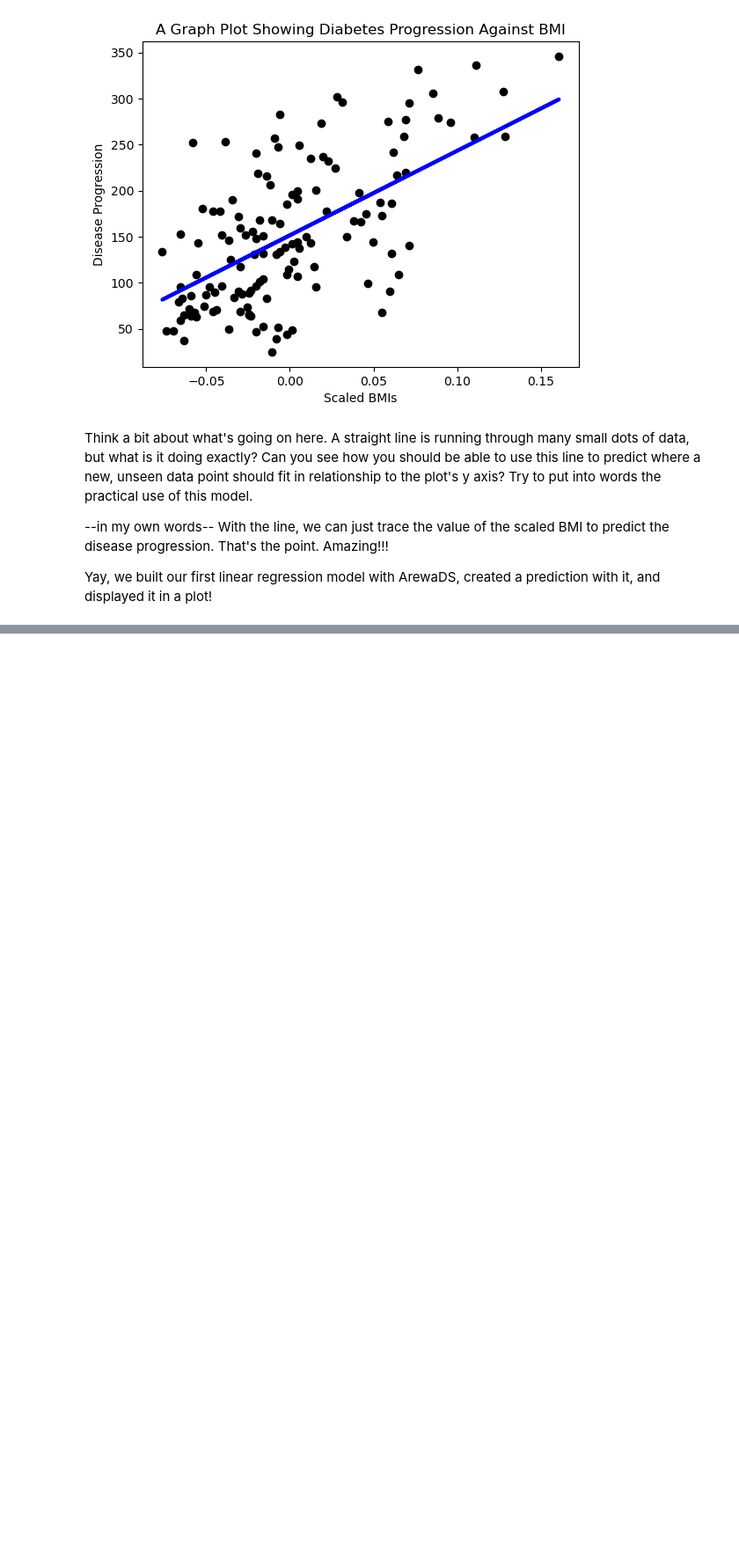
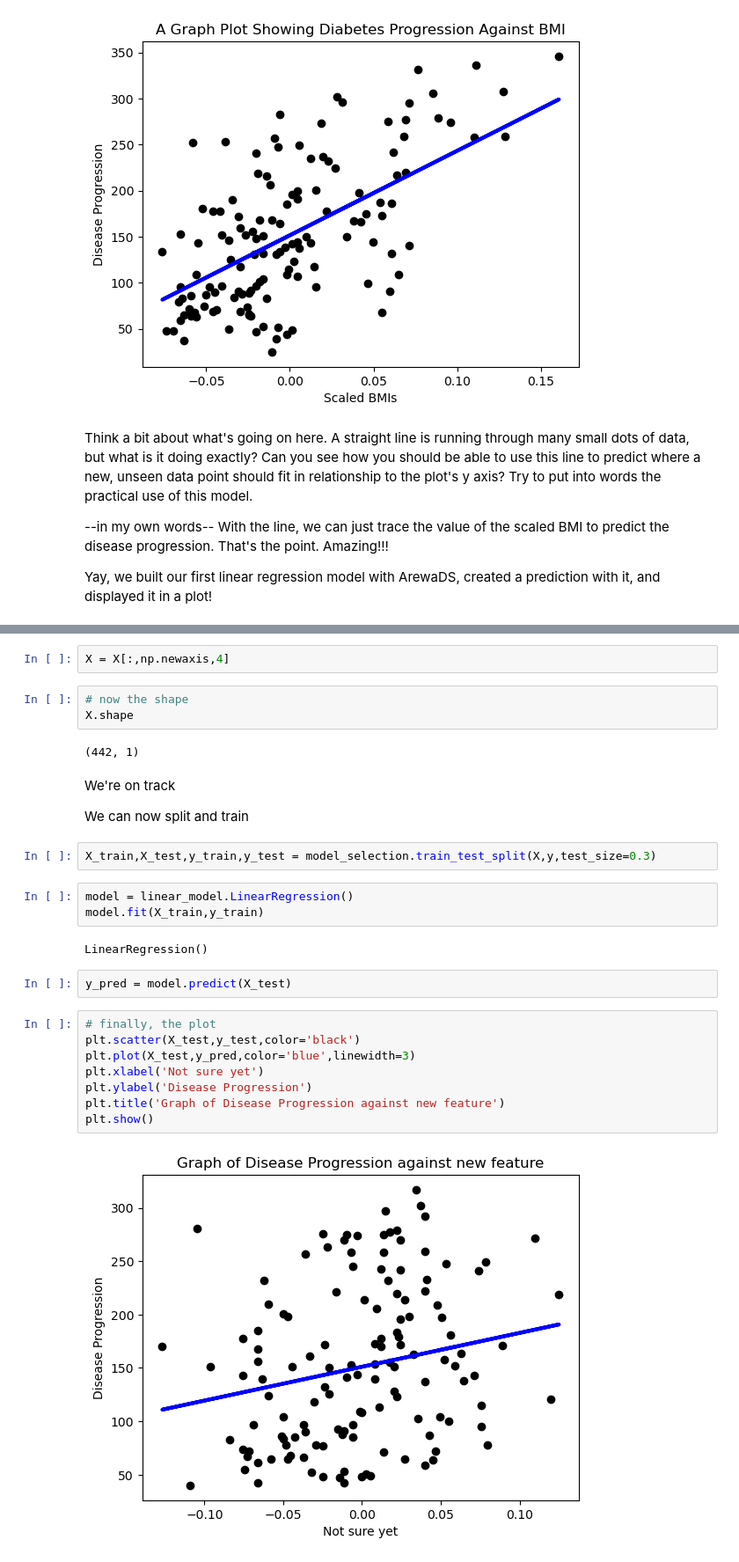
Before and after one commit to lukmanaj/ArewaDS-Machine-Learning-Assignments, a Jupyter notebook: week_04/regression_intro.ipynb, the cells around one changed output, grey strips where cells are left out. Shown at 88% size. Drawn from its saved outputs; the diff is of its cells as text; blank space fills up the shorter version.

```diff
--- a/week_04/regression_intro.ipynb
+++ b/week_04/regression_intro.ipynb
@@ -79,0 +95,30 @@ Yay, we built our first linear regression model with ArewaDS, created a predicti
+# %%
+X = X[:,np.newaxis,4]
+# %%
+# now the shape
+X.shape
+# %% [output]
+(442, 1)
+# %% [markdown]
+We're on track
+
+We can now split and train
+# %%
+X_train,X_test,y_train,y_test = model_selection.train_test_split(X,y,test_size=0.3)
+# %%
+model = linear_model.LinearRegression()
+model.fit(X_train,y_train)
+# %% [output]
+LinearRegression()
+# %%
+y_pred = model.predict(X_test)
+# %%
+# finally, the plot
+plt.scatter(X_test,y_test,color='black')
+plt.plot(X_test,y_pred,color='blue',linewidth=3)
+plt.xlabel('Not sure yet')
+plt.ylabel('Disease Progression')
+plt.title('Graph of Disease Progression against new feature')
+plt.show()
+# %% [output]
+[figure, added]
```
Also changed, not shown: parts of 3 cells of this notebook.
